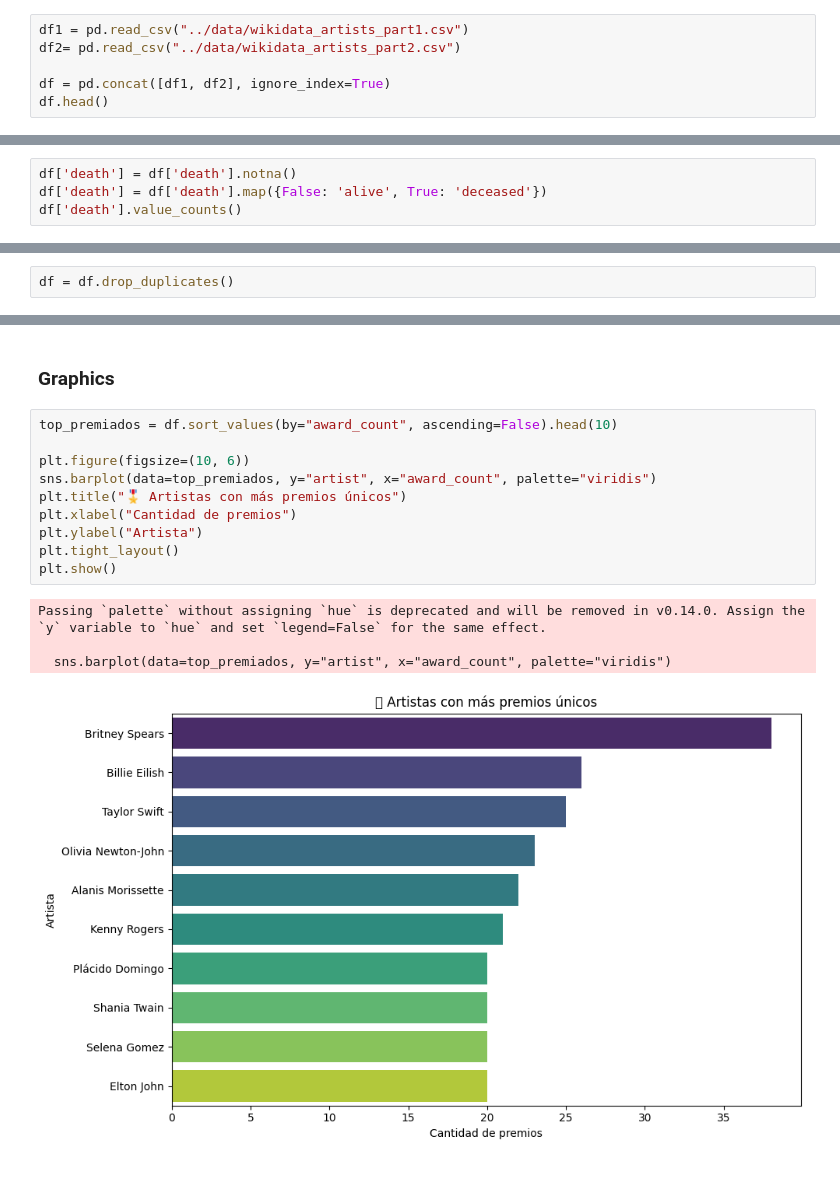
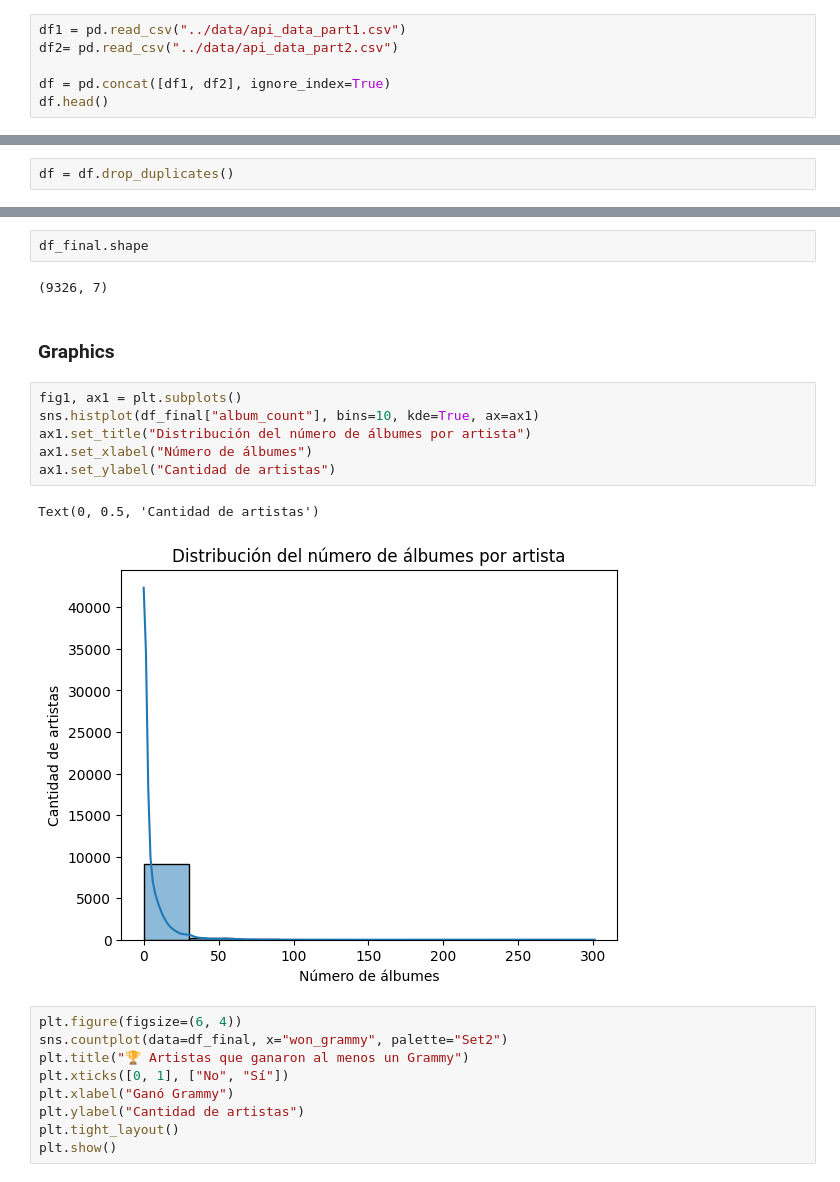
Before and after one commit to natam226/Workshop_002, a Jupyter notebook: notebooks/005_EDA_API.ipynb, the cells around one changed output, grey strips where cells are left out. Saved outputs shown, nothing was run; the diff lists cells and outputs as text.

```diff
--- a/notebooks/005_EDA_API.ipynb
+++ b/notebooks/005_EDA_API.ipynb
@@ -5,8 +5,8 @@ from tqdm import tqdm
 import matplotlib.pyplot as plt
 import seaborn as sns
 # %%
-df1 = pd.read_csv("../data/wikidata_artists_part1.csv")
-df2= pd.read_csv("../data/wikidata_artists_part2.csv")
+df1 = pd.read_csv("../data/api_data_part1.csv")
+df2= pd.read_csv("../data/api_data_part2.csv")
 
 df = pd.concat([df1, df2], ignore_index=True)
 df.head()
@@ -47,5 +47 @@ gender          0
 dtype: int64
-# %%
-df['death'] = df['death'].notna()
-df['death'] = df['death'].map({False: 'alive', True: 'deceased'})
-df['death'].value_counts()
@@ -174,17 +147,24 @@ df.shape
+# %%
+df_final.shape
+# %% [output]
+(9326, 7)
 # %% [markdown]
 ### Graphics
 # %%
-top_premiados = df.sort_values(by="award_count", ascending=False).head(10)
-
-plt.figure(figsize=(10, 6))
-sns.barplot(data=top_premiados, y="artist", x="award_count", palette="viridis")
-plt.title("🎖️ Artistas con más premios únicos")
-plt.xlabel("Cantidad de premios")
-plt.ylabel("Artista")
-plt.tight_layout()
-plt.show()
+fig1, ax1 = plt.subplots()
+sns.histplot(df_final["album_count"], bins=10, kde=True, ax=ax1)
+ax1.set_title("Distribución del número de álbumes por artista")
+ax1.set_xlabel("Número de álbumes")
+ax1.set_ylabel("Cantidad de artistas")
 # %% [output]
-Passing `palette` without assigning `hue` is deprecated and will be removed in v0.14.0. Assign the `y` variable to `hue` and set `legend=False` for the same effect.
-
-  sns.barplot(data=top_premiados, y="artist", x="award_count", palette="viridis")
+Text(0, 0.5, 'Cantidad de artistas')
-[figure, old version]
+[figure, new version]
+# %%
+plt.figure(figsize=(6, 4))
+sns.countplot(data=df_final, x="won_grammy", palette="Set2")
+plt.title("🏆 Artistas que ganaron al menos un Grammy")
+plt.xticks([0, 1], ["No", "Sí"])
+plt.xlabel("Ganó Grammy")
+plt.ylabel("Cantidad de artistas")
+plt.tight_layout()
+plt.show()
```
Also changed, not shown: parts of 22 cells of this notebook, 8 other files.
